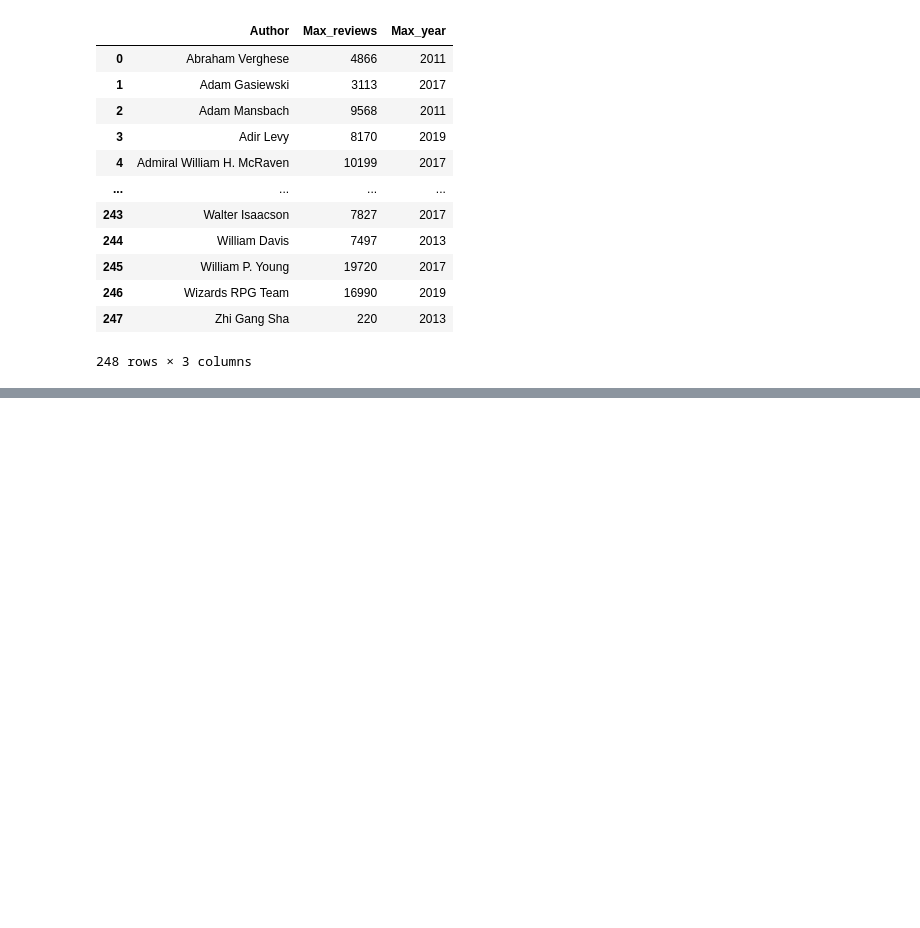
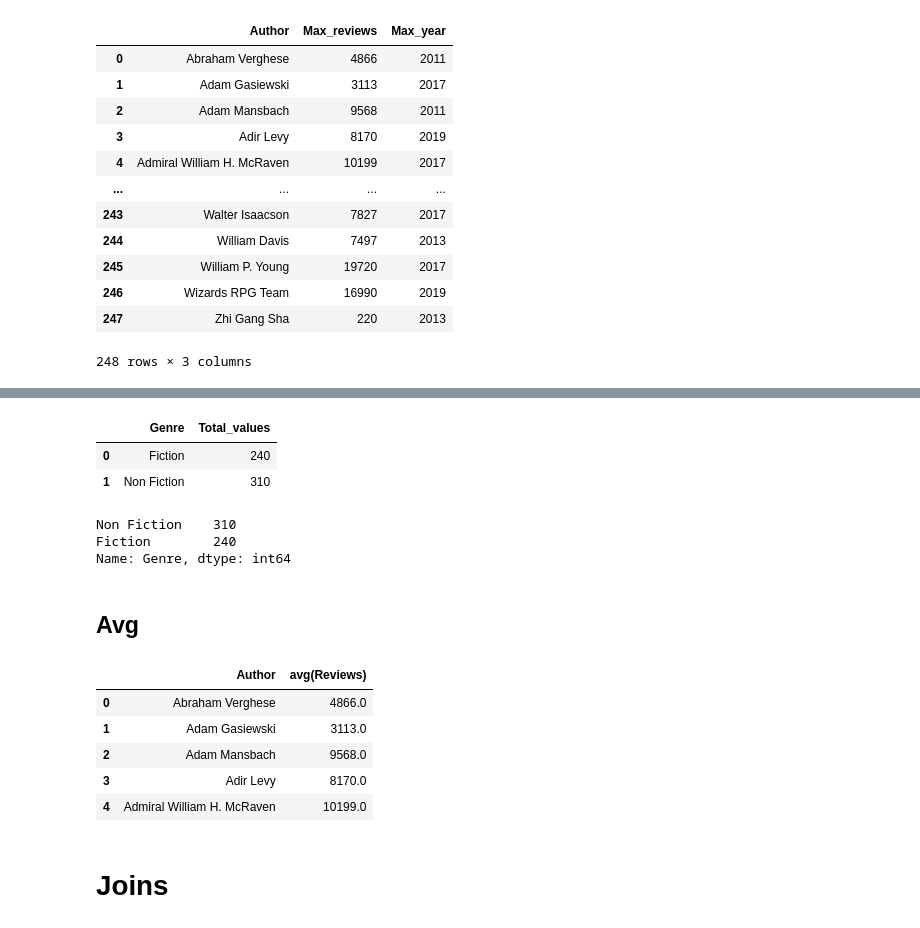
Before and after one commit to hargurjeet/Data-Analysis-Using-Python, a Jupyter notebook: Data_Analysis_SQL_Python.ipynb, the cells around one changed output, grey strips where cells are left out. Drawn from its saved outputs; the diff is of its cells as text; code cells hidden in the pictures; blank space fills up the shorter version.

```diff
--- a/Data_Analysis_SQL_Python.ipynb
+++ b/Data_Analysis_SQL_Python.ipynb
@@ -231,0 +243,23 @@ df[df.Year.isin([2010,2011])].head()
+# %%
+pysqldf("""select Genre, count(Genre) as Total_values from df group by Genre limit 5;""")
+# %% [output]
+|  | Genre | Total_values |
+| 0 | Fiction | 240 |
+| 1 | Non Fiction | 310 |
+# %%
+df.Genre.value_counts()
+# %% [output]
+Non Fiction    310
+Fiction        240
+Name: Genre, dtype: int64
+# %% [markdown]
+## Avg
+# %%
+pysqldf("""select Author, avg(Reviews) from df group by Author limit 5;""")
+# %% [output]
+|  | Author | avg(Reviews) |
+| 0 | Abraham Verghese | 4866.0 |
+| 1 | Adam Gasiewski | 3113.0 |
+| 2 | Adam Mansbach | 9568.0 |
+| 3 | Adir Levy | 8170.0 |
+| 4 | Admiral William H. McRaven | 10199.0 |
@@ -231,0 +268,2 @@ df[df.Year.isin([2010,2011])].head()
+# %% [markdown]
+# Joins
```
Also changed, not shown: parts of 5 cells of this notebook.
